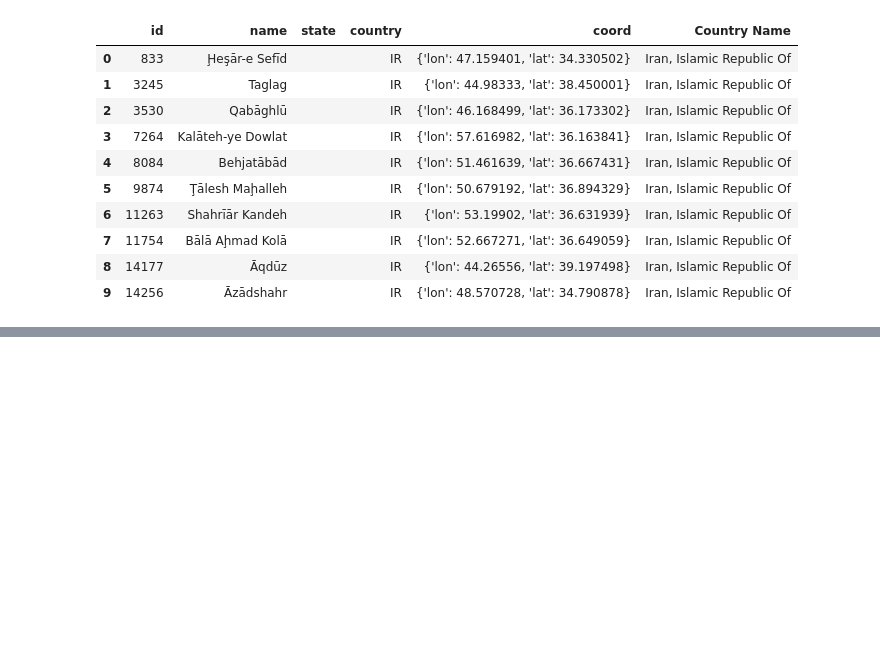
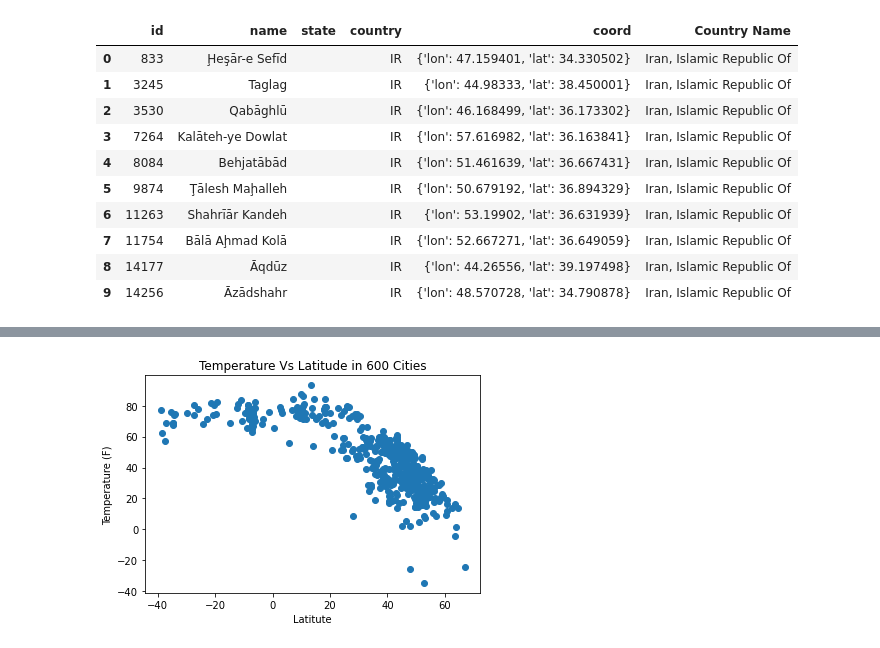
Before and after one commit to j0serobles/UCF_Data_Bootcamp_Homework_6, a Jupyter notebook: WeatherPy/WeatherPy.ipynb, the cells around one changed output, grey strips where cells are left out. Cells and saved outputs as stored; diff of their text form; code cells hidden in the pictures; blank space fills up the shorter version.

Commit message:
Completed version 1 of WeatherPy.ipynb

```diff
--- a/WeatherPy/WeatherPy.ipynb
+++ b/WeatherPy/WeatherPy.ipynb
@@ -39,11 +53,11 @@ merged_data.head(10)
 base_url = "https://api.openweathermap.org/data/2.5/weather?"
 params = {"appid": weather_key,
           "units": "imperial"}
-#print(params["appid"])
-# Sample 10 cities and get their weather info
-cities = merged_data.loc[:,["id", "name", "Country Name"]].sample(10)
-#print(len(cities))
-#print(cities)
+
+# Sample 600 cities and get their weather info
+cities = merged_data.loc[:,["id", "name", "Country Name"]].sample(600)
+
+# Save each city's information in a list of dictionaries
 
 weather_data = []
 
@@ -51,14 +65,6 @@ for ind in cities.index:
     print("Fetching weather for city: " , cities["name"][ind] , " in " , cities["Country Name"][ind],"...")
     params["id"] = cities["id"][ind]
     city_weather = requests.get(base_url, params=params).json()
-    #print(json.dumps(city_weather, indent=2))
-    # print( city_weather["coord"]["lat"],\
-    #        city_weather["coord"]["lon"],\
-    #        city_weather["main"]["temp"],\
-    #        city_weather["main"]["humidity"],\
-    #        city_weather["clouds"]["all"],"%",\
-    #        city_weather["wind"]["speed"]
-    #       )
     weather_data.append({
                      "City ID"    : cities["id"][ind],
                      "Lat"        : city_weather["coord"]["lat"],
@@ -86,0 +121,12 @@ weather_df.to_csv("weather_data.csv")
+# %%
+# Plot out temperatur versus latitute
+x_values = weather_df['Lat']
+y_values = weather_df['Temp']
+plt.scatter(x_values,y_values)
+plt.xlabel('Latitute')
+plt.ylabel('Temperature (F)')
+plt.title("Temperature Vs Latitude in " + str(len(x_values)) + " Cities")
+plt.savefig("01_Temp_Vs_Latitudes.png")
+plt.show()
+# %% [output]
+[figure, added]
```
Also changed, not shown: parts of 25 cells of this notebook, 11 other files.
